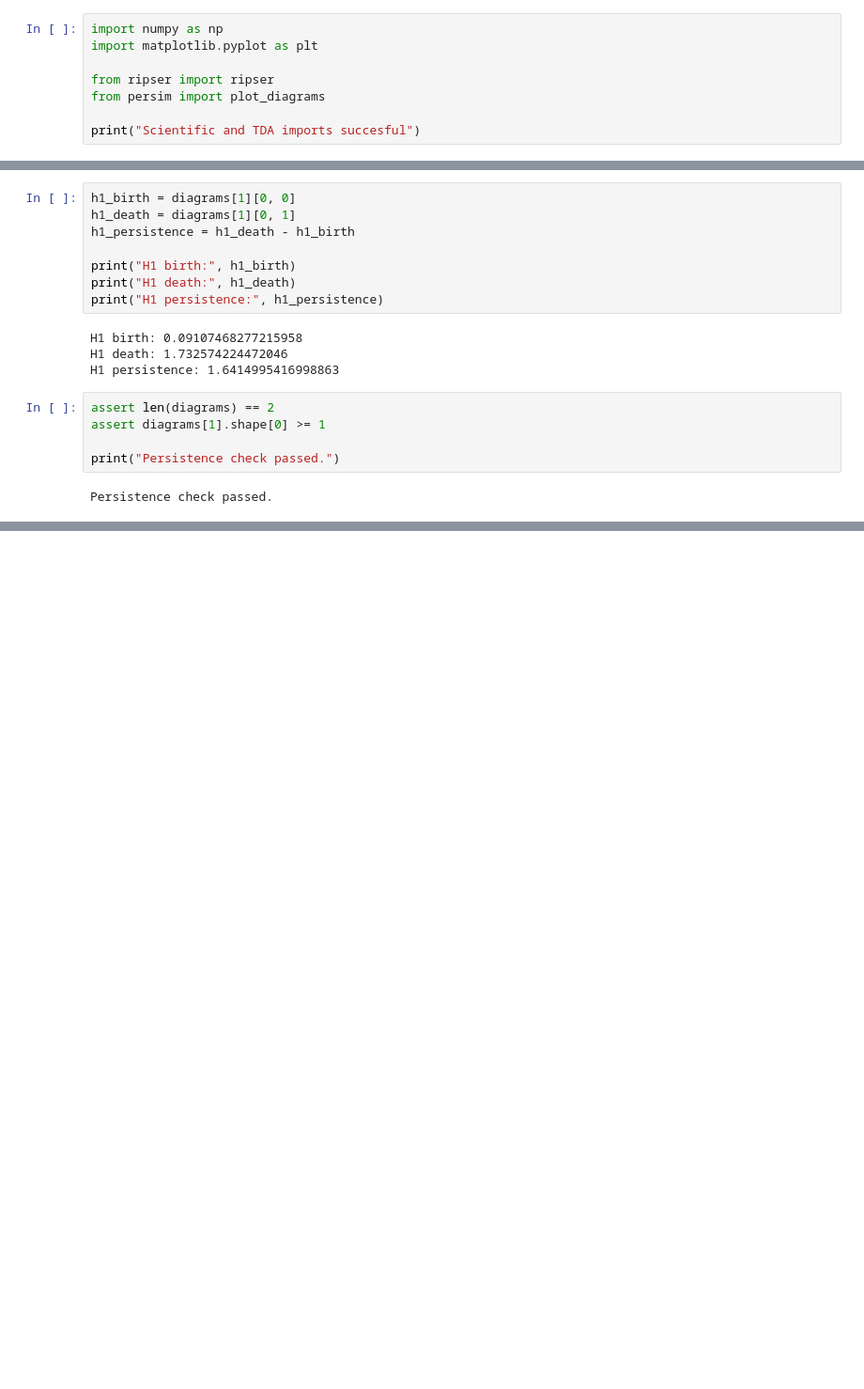
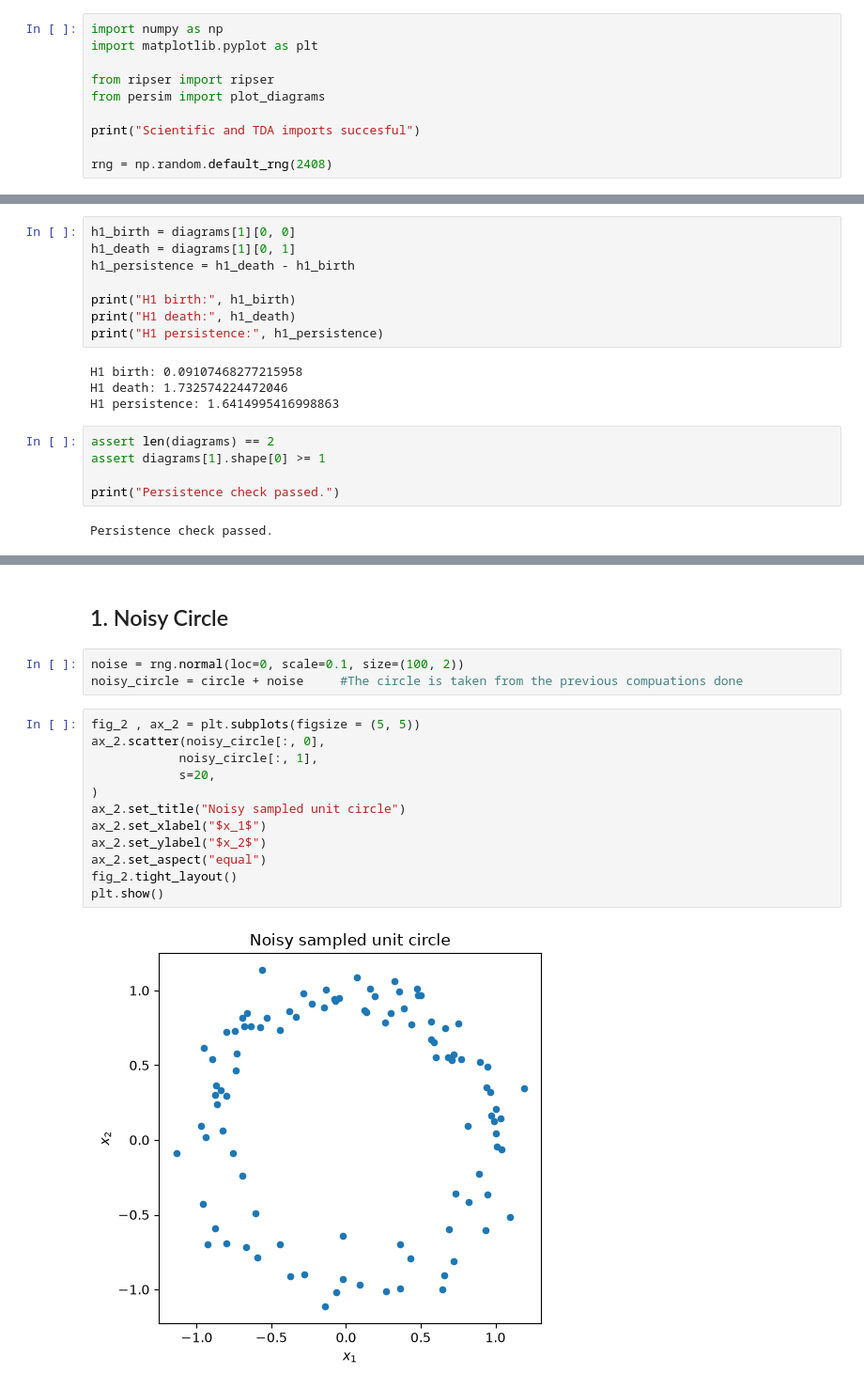
Before and after one commit to Matteo-Meyer/tda-time-series-classification, a Jupyter notebook: notebooks/01_synthetic_tda.ipynb, the cells around one changed output, grey strips where cells are left out. Shown at 94% size. Cells and saved outputs as stored; diff of their text form; blank space fills up the shorter version.

```diff
--- a/notebooks/01_synthetic_tda.ipynb
+++ b/notebooks/01_synthetic_tda.ipynb
@@ -29,6 +29,8 @@ from ripser import ripser
 from persim import plot_diagrams
 
 print("Scientific and TDA imports succesful")
+
+rng = np.random.default_rng(2408)
 # %% [output]
 Scientific and TDA imports succesful
 # %% [markdown]
@@ -142,0 +152,19 @@ Persistence check passed.
+# %% [markdown]
+## 1. Noisy Circle
+# %%
+noise = rng.normal(loc=0, scale=0.1, size=(100, 2))
+noisy_circle = circle + noise     #The circle is taken from the previous compuations done
+# %%
+fig_2 , ax_2 = plt.subplots(figsize = (5, 5))
+ax_2.scatter(noisy_circle[:, 0],
+            noisy_circle[:, 1],
+            s=20,
+)
+ax_2.set_title("Noisy sampled unit circle")
+ax_2.set_xlabel("$x_1$")
+ax_2.set_ylabel("$x_2$")
+ax_2.set_aspect("equal")
+fig_2.tight_layout()
+plt.show()
+# %% [output]
+[figure, added]
```
Also changed, not shown: parts of 23 cells of this notebook, 1 other file.
